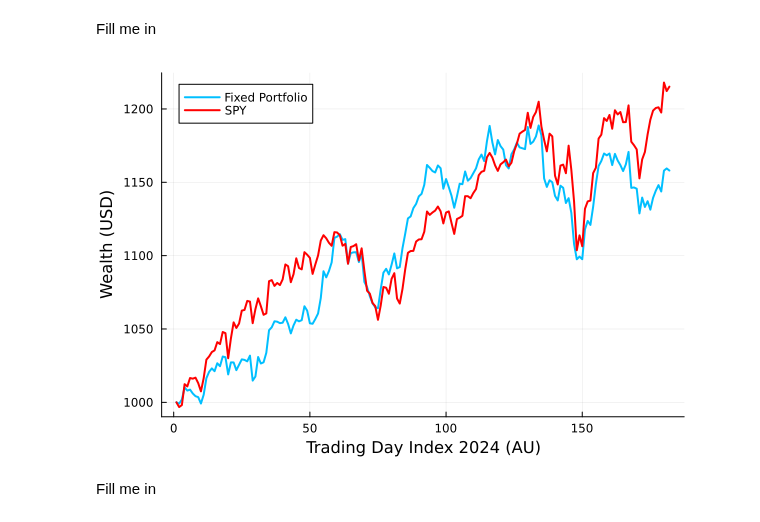
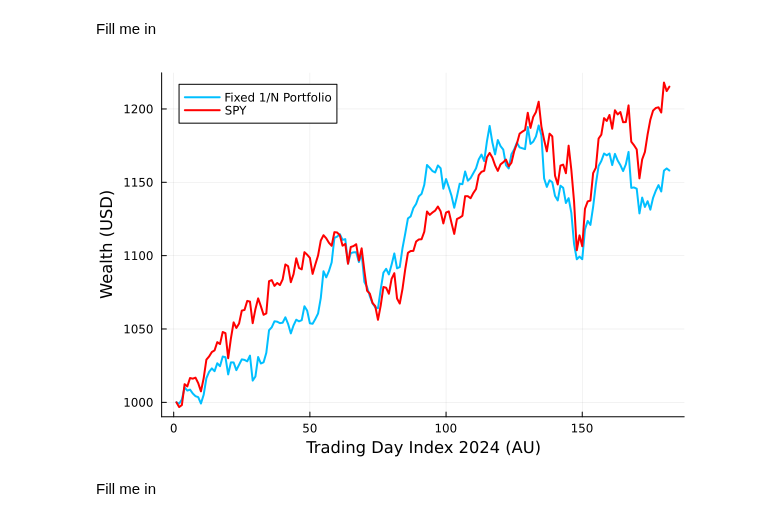
Before and after one commit to varnerlab/CHEME-5660-CourseRepository-Fall-2024, a Jupyter notebook: lectures/week-8/L8c/CHEME-5660-L8c-EqualVersusFixedMinVar-Fall-2024-WorkedExample.ipynb, the cells around one changed output. Drawn from its saved outputs; the diff is of its cells as text; code cells hidden in the pictures.

```diff
--- a/lectures/week-8/L8c/CHEME-5660-L8c-EqualVersusFixedMinVar-Fall-2024-WorkedExample.ipynb
+++ b/lectures/week-8/L8c/CHEME-5660-L8c-EqualVersusFixedMinVar-Fall-2024-WorkedExample.ipynb
@@ -264,13 +266,13 @@ end;
 Fill me in
 # %%
 let
-    plot(wealth_array_fixed[:,end], lw=2, c=:deepskyblue1, label="Fixed Portfolio")
+    plot(wealth_array_fixed[:,end], lw=2, c=:deepskyblue1, label="Fixed 1/N Portfolio")
     plot!(n_spy*S_spy, c=:red, lw=2, label="SPY")
     xlabel!("Trading Day Index 2024 (AU)", fontsize=18);
     ylabel!("Wealth (USD)", fontsize=18)
 end
 # %% [output]
-[figure, old version]
+[figure, new version]
 # %% [markdown]
 Fill me in
 # %%
```
Also changed, not shown: parts of 5 cells of this notebook.
